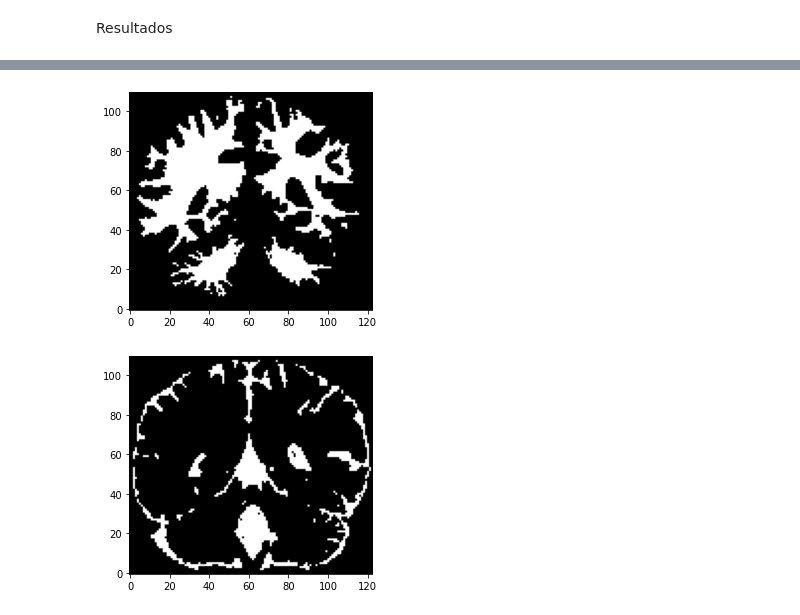
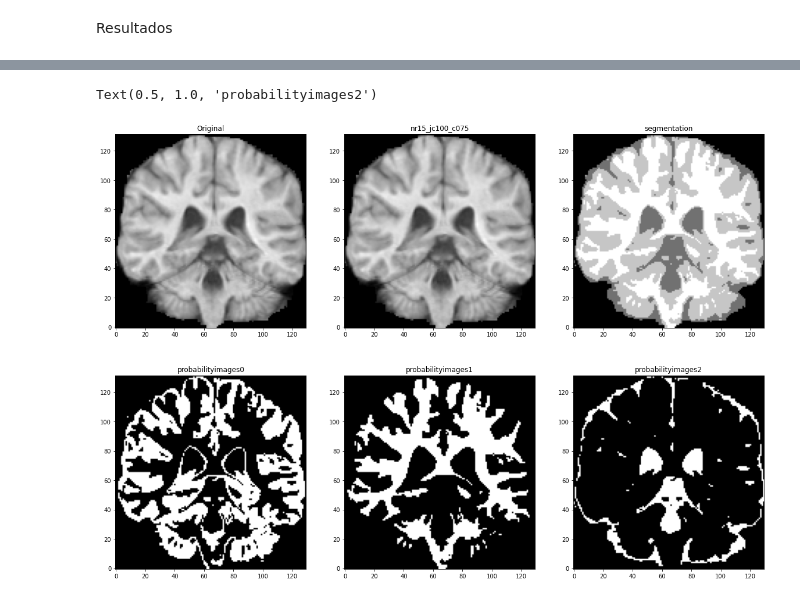
Before and after one commit to fabiansvc/project-mri, a Jupyter notebook: main.ipynb, the cells around one changed output, grey strips where cells are left out. Drawn from its saved outputs; the diff is of its cells as text; code cells hidden in the pictures.

```diff
--- a/main.ipynb
+++ b/main.ipynb
@@ -261,5 +240,5 @@ image_ex = difussionAnisotropica(img2, 3, 0.9)
 # %%
 # Netwon Raphson evaluado en metodo de jacobi
-image_nr_jc = newtonRaphson(img2, jacobi_method, 5, 100, 0.6)
+image_nr_jc = newtonRaphson(img5, jacobi_method, 15, 100, 0.75)
 # %%
 # Netwon Raphson evaluado en metodo de gauss seidel
@@ -283,6 +248,6 @@ segmentación
 # %%
 wcss=[]
-all_pixels = img2.reshape((-1,1))
+all_pixels = img5.reshape((-1,1))
 
 for i in range(1,10):
     km = KMeans(n_clusters=i)
@@ -327,5 +292,5 @@ def segmentation_kmeans(img, n_clusters_):
 
     return segs
 # %%
-img_segs = segmentation_kmeans(img2, 4)
+img_segs = segmentation_kmeans(img5, 4)
 # %%
@@ -336 +299,6 @@ plt.show()
+# %%
+img_nr_jc = x_to_img(img5, image_nr_jc)
+
+# plt.imshow(img_nr_jc.T, origin='lower', cmap='gray')
+# plt.show()
 # %%
@@ -351,10 +313,23 @@ plt.show()
 # %%
-plt.imshow(img_segs['probabilityimages'][2].T, origin='lower', cmap='gray')
-plt.show()
+# plt.imshow(img_segs['probabilityimages'][2].T, origin='lower', cmap='gray')
+# plt.show()
-# %% [output]
-[figure, removed]
 # %%
-plt.imshow(img_segs['probabilityimages'][3].T, origin='lower', cmap='gray')
-plt.show()
+# plt.imshow(img_segs['probabilityimages'][3].T, origin='lower', cmap='gray')
+# plt.show()
-# %% [output]
-[figure, removed]
+# %%
+figure, axis = plt.subplots(ncols = 3, nrows = 2, figsize=(20, 14))
+axis[0, 0].imshow(img5.T, origin='lower', cmap='gray')
+axis[0, 0].set_title("Original")
+axis[0, 1].imshow(img_nr_jc.T, origin='lower', cmap='gray')
+axis[0, 1].set_title("nr15_jc100_c075")
+axis[0, 2].imshow(img_segs['segmentation'].T, origin='lower', cmap='gray')
+axis[0, 2].set_title("segmentation")
+axis[1, 0].imshow(img_segs['probabilityimages'][0].T, origin='lower', cmap='gray')
+axis[1, 0].set_title("probabilityimages0")
+axis[1, 1].imshow(img_segs['probabilityimages'][2].T, origin='lower', cmap='gray')
+axis[1, 1].set_title("probabilityimages1")
+axis[1, 2].imshow(img_segs['probabilityimages'][3].T, origin='lower', cmap='gray')
+axis[1, 2].set_title("probabilityimages2")
+# %% [output]
+Text(0.5, 1.0, 'probabilityimages2')
+[figure, added]
```
Also changed, not shown: parts of 22 cells of this notebook, 4 other files.
